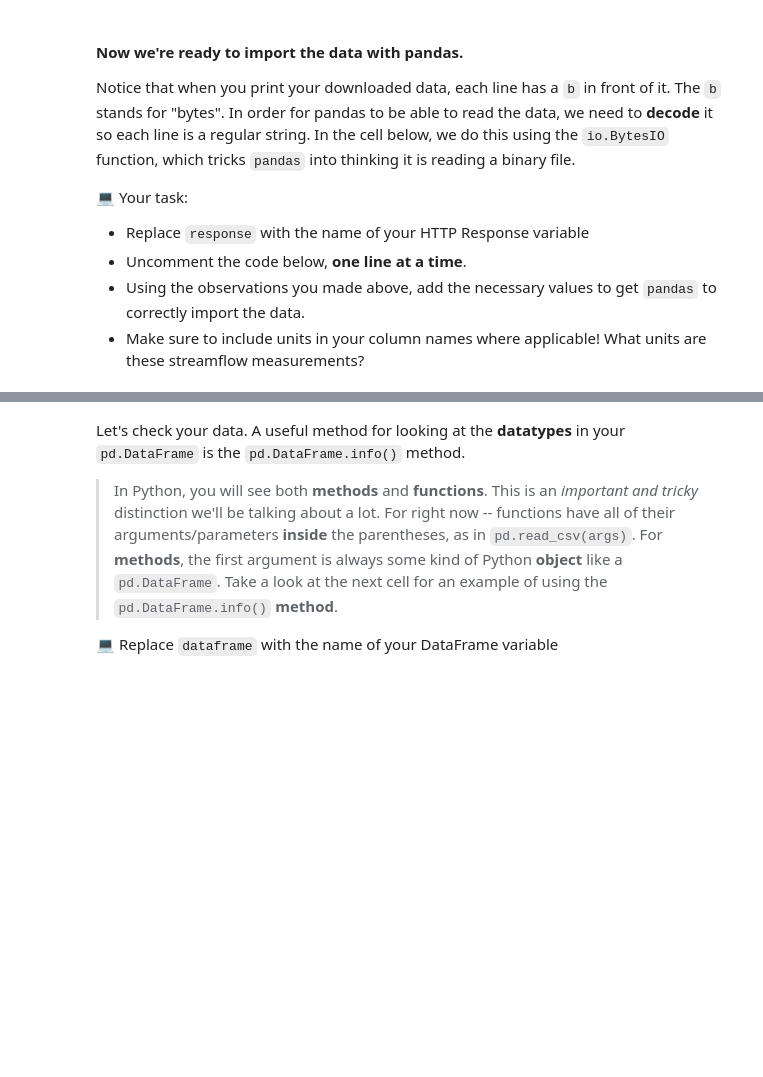
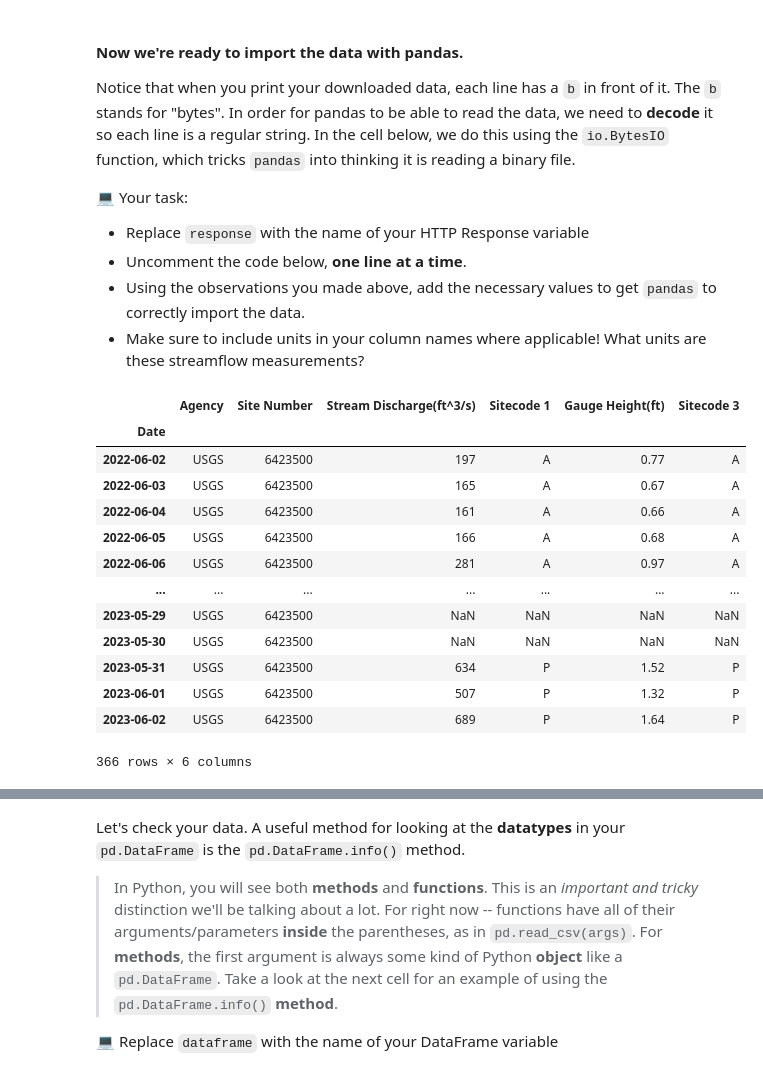
Before and after one commit to Doobernicus/time-series-data-Doobernicus, a Jupyter notebook: stars-02-time-series.ipynb, the cells around one changed output, grey strips where cells are left out. Cells and saved outputs as stored; diff of their text form; code cells hidden in the pictures; blank space fills up the shorter version.

```diff
--- a/stars-02-time-series.ipynb
+++ b/stars-02-time-series.ipynb
@@ -222,9 +222,7 @@ In the cell below complete the following task:
 2. Download the data using the provided code.
 3. Save the result (or HTTP Response) to a **descriptive variable**, and call the variable at the end of the cell.
 # %%
-nwis_url = 'https://waterdata.usgs.gov/nwis/dv?cb_00060=on&cb_00065'
-'=on&format=rdb&site_no=06423500&legacy=&referred_module'
-'=sw&period=&begin_date=2022-06-02&end_date=2023-06-02'
+nwis_url = 'https://waterdata.usgs.gov/nwis/dv?cb_00060=on&cb_00065=on&format=rdb&site_no=06423500&legacy=&referred_module=sw&period=&begin_date=2022-06-02&end_date=2023-06-02'
 # YOUR CODE HERE
 
 
@@ -282,17 +304,31 @@ Notice that when you print your downloaded data, each line has a `b` in front of
   * Make sure to include units in your column names where applicable! What units are these streamflow measurements?
 # %%
 pd.read_csv(
-    BytesIO(response.content),
+    BytesIO(Req.content),
     comment='#',
-    #delimiter='',
-    #skiprows=[],
-    #names=[],
-    #index_col='',
-    #parse_dates=True,
+    delimiter='\t',
+    skiprows=[30, 31],
+    names=['Agency', 'Site Number', 'Date', 'Stream Discharge(ft^3/s)', 'Sitecode 1', 'Gauge Height(ft)', 'Sitecode 3' ],
+    index_col='Date',
+    parse_dates=True,
 )
 
 # YOUR CODE HERE
-raise NotImplementedError()
+# %% [output]
+|  | Agency | Site Number | Stream Discharge(ft^3/s) | Sitecode 1 | Gauge Height(ft) | Sitecode 3 |
+| Date |  |  |  |  |  |  |
+| 2022-06-02 | USGS | 6423500 | 197 | A | 0.77 | A |
+| 2022-06-03 | USGS | 6423500 | 165 | A | 0.67 | A |
+| 2022-06-04 | USGS | 6423500 | 161 | A | 0.66 | A |
+| 2022-06-05 | USGS | 6423500 | 166 | A | 0.68 | A |
+| 2022-06-06 | USGS | 6423500 | 281 | A | 0.97 | A |
+| ... | ... | ... | ... | ... | ... | ... |
+| 2023-05-29 | USGS | 6423500 | NaN | NaN | NaN | NaN |
+| 2023-05-30 | USGS | 6423500 | NaN | NaN | NaN | NaN |
+| 2023-05-31 | USGS | 6423500 | 634 | P | 1.52 | P |
+| 2023-06-01 | USGS | 6423500 | 507 | P | 1.32 | P |
+| 2023-06-02 | USGS | 6423500 | 689 | P | 1.64 | P |
+366 rows × 6 columns
 # %%
 ans_df = _
 df_points = 0
```
Also changed, not shown: parts of 6 cells of this notebook.
